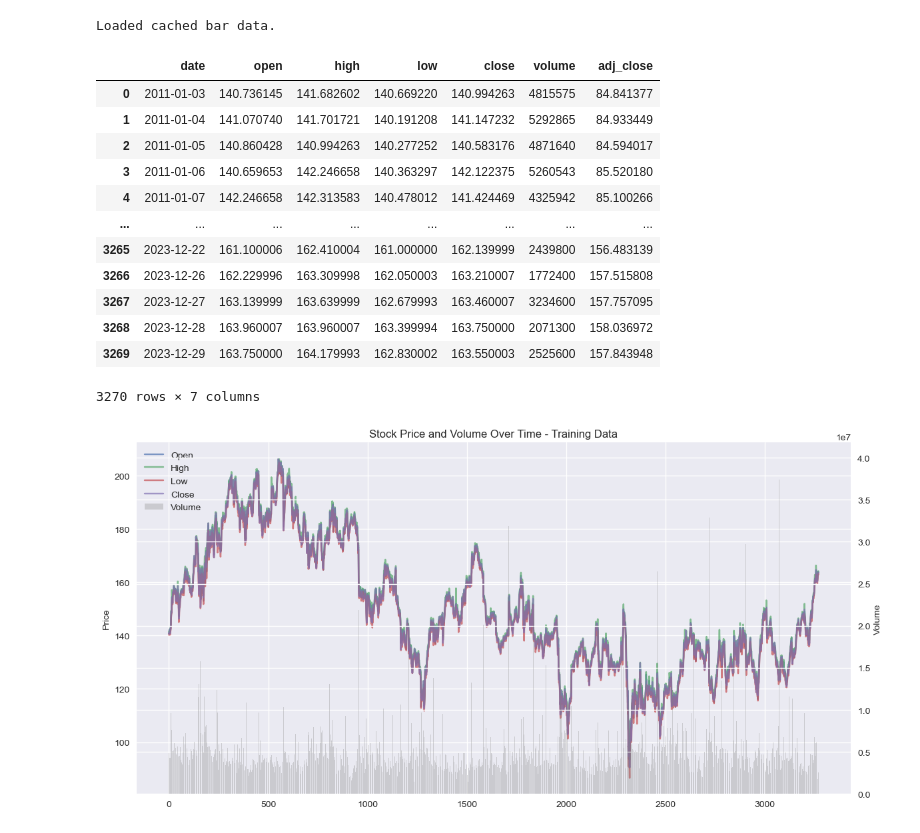
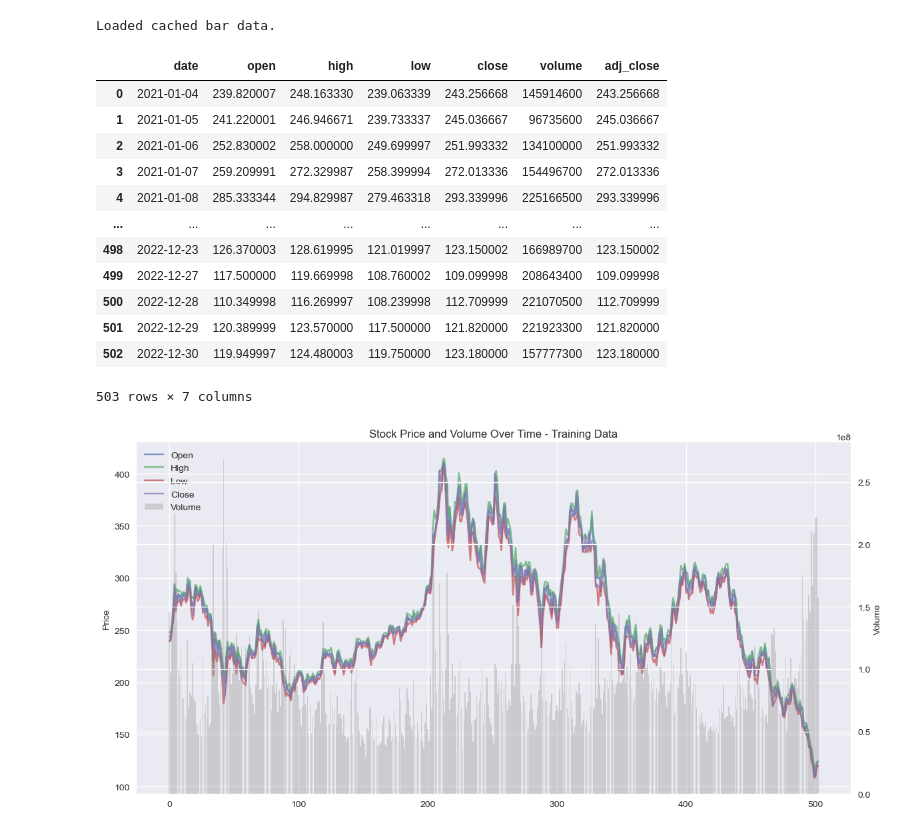
Before and after one commit to One-to-1/stocktrading-with-reinforcement-learning, a Jupyter notebook: trialppo.ipynb, the cells around one changed output. Cells and saved outputs as stored; diff of their text form; code cells hidden in the pictures.

```diff
--- a/trialppo.ipynb
+++ b/trialppo.ipynb
@@ -138,26 +138,26 @@ pybroker.enable_data_source_cache('yfinance')
 from stable_baselines3 import PPO
 # %%
 yfinance = YFinance()
-
-dftrain = yfinance.query(['IBM'], start_date='1/1/2011', end_date='1/1/2024')
+ticker = 'TSLA'
+dftrain = yfinance.query([ticker], start_date='1/1/2021', end_date='1/1/2023')
 dftrain['date'] = pd.to_datetime(dftrain['date']).dt.date
 dftrain.drop('symbol', axis=1, inplace=True)
 dftrain
 # %% [output]
 Loaded cached bar data.
 |  | date | open | high | low | close | volume | adj_close |
-| 0 | 2011-01-03 | 140.736145 | 141.682602 | 140.669220 | 140.994263 | 4815575 | 84.841377 |
-| 1 | 2011-01-04 | 141.070740 | 141.701721 | 140.191208 | 141.147232 | 5292865 | 84.933449 |
-| 2 | 2011-01-05 | 140.860428 | 140.994263 | 140.277252 | 140.583176 | 4871640 | 84.594017 |
-| 3 | 2011-01-06 | 140.659653 | 142.246658 | 140.363297 | 142.122375 | 5260543 | 85.520180 |
-| 4 | 2011-01-07 | 142.246658 | 142.313583 | 140.478012 | 141.424469 | 4325942 | 85.100266 |
+| 0 | 2021-01-04 | 239.820007 | 248.163330 | 239.063339 | 243.256668 | 145914600 | 243.256668 |
+| 1 | 2021-01-05 | 241.220001 | 246.946671 | 239.733337 | 245.036667 | 96735600 | 245.036667 |
+| 2 | 2021-01-06 | 252.830002 | 258.000000 | 249.699997 | 251.993332 | 134100000 | 251.993332 |
+| 3 | 2021-01-07 | 259.209991 | 272.329987 | 258.399994 | 272.013336 | 154496700 | 272.013336 |
+| 4 | 2021-01-08 | 285.333344 | 294.829987 | 279.463318 | 293.339996 | 225166500 | 293.339996 |
 | ... | ... | ... | ... | ... | ... | ... | ... |
-| 3265 | 2023-12-22 | 161.100006 | 162.410004 | 161.000000 | 162.139999 | 2439800 | 156.483139 |
-| 3266 | 2023-12-26 | 162.229996 | 163.309998 | 162.050003 | 163.210007 | 1772400 | 157.515808 |
-| 3267 | 2023-12-27 | 163.139999 | 163.639999 | 162.679993 | 163.460007 | 3234600 | 157.757095 |
-| 3268 | 2023-12-28 | 163.960007 | 163.960007 | 163.399994 | 163.750000 | 2071300 | 158.036972 |
-| 3269 | 2023-12-29 | 163.750000 | 164.179993 | 162.830002 | 163.550003 | 2525600 | 157.843948 |
+| 498 | 2022-12-23 | 126.370003 | 128.619995 | 121.019997 | 123.150002 | 166989700 | 123.150002 |
+| 499 | 2022-12-27 | 117.500000 | 119.669998 | 108.760002 | 109.099998 | 208643400 | 109.099998 |
+| 500 | 2022-12-28 | 110.349998 | 116.269997 | 108.239998 | 112.709999 | 221070500 | 112.709999 |
+| 501 | 2022-12-29 | 120.389999 | 123.570000 | 117.500000 | 121.820000 | 221923300 | 121.820000 |
+| 502 | 2022-12-30 | 119.949997 | 124.480003 | 119.750000 | 123.180000 | 157777300 | 123.180000 |
-3270 rows × 7 columns
+503 rows × 7 columns
 # %%
 import seaborn as sns
 
@@ -192,6 +192,6 @@ ax1.legend(lines1 + lines2, labels1 + labels2, loc='upper left')
 plt.tight_layout()
 plt.show()
 # %% [output]
-[figure, old version]
+[figure, new version]
 # %%
 env = StockTradingEnv(dftrain, initial_balance=100000, commission_fee=0.0001, slippage_cost=0.005)
```
Also changed, not shown: parts of 7 cells of this notebook, 4 other files.
